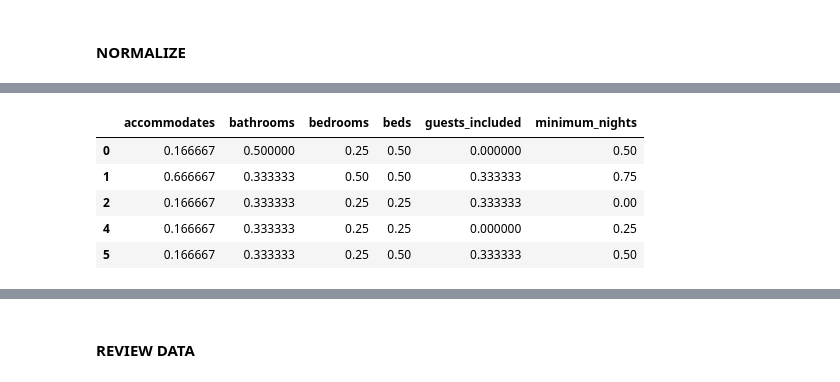
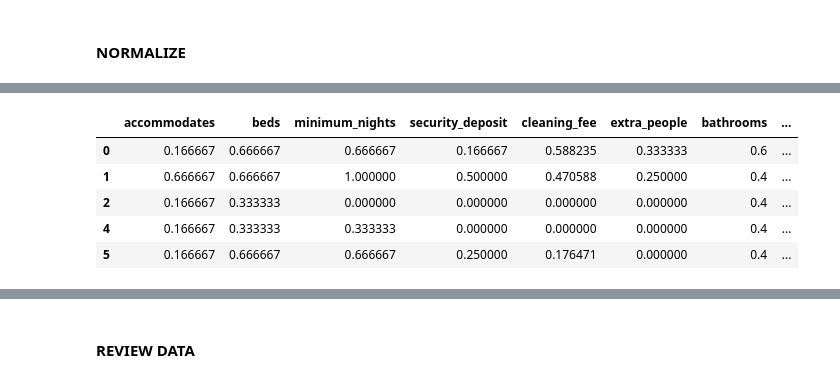
Before and after one commit to AneteRudz/final-project, a Jupyter notebook: Price.ipynb, the cells around one changed output, grey strips where cells are left out. Saved outputs shown, nothing was run; the diff lists cells and outputs as text; code cells hidden in the pictures.

```diff
--- a/Price.ipynb
+++ b/Price.ipynb
@@ -65,5 +142,5 @@ airbnb_model = airbnb[['neighbourhood', 'price', 'property_type', 'room_type', '
 # %%
 # Get dummies
+
 airbnb_model_dummies = pd.get_dummies(data = airbnb_model,
-                              columns=['neighbourhood', 'property_type', 'room_type',
-                                       'bed_type', 'instant_bookable', 'cancellation_policy'], drop_first=True)
+                              columns=['neighbourhood'], drop_first=True)
@@ -70,3 +196,8 @@ airbnb_model_dummies = pd.get_dummies(data = airbnb_model,
+# %%
+# drop: ['property_type', 'room_type', 'bed_type', 'instant_bookable', 'cancellation_policy']
+
+airbnb_model_dummies = airbnb_model_dummies.drop(columns=['property_type', 'room_type', 'bed_type',
+                                                          'instant_bookable', 'cancellation_policy'])
 # %%
 # Remove missing values
 airbnb_model_dummies = airbnb_model_dummies.dropna()
@@ -121,10 +297,20 @@ sns.boxplot(x=df['price'])
 # Remove outliers
 
 airbnb_no_outl = airbnb_model_dummies[airbnb_model_dummies['accommodates'] <= 7]
-airbnb_no_outl_2 = airbnb_no_outl[airbnb_no_outl['bathrooms'] <= 3]
-airbnb_no_outl_3 = airbnb_no_outl_2[airbnb_no_outl_2['bedrooms'] <= 4]
-airbnb_no_outl_4 = airbnb_no_outl_3[airbnb_no_outl_3['beds'] <= 4]
-airbnb_no_outl_5 = airbnb_no_outl_4[airbnb_no_outl_4['guests_included'] <= 4]
-airbnb_no_outl_7 = airbnb_no_outl_5[airbnb_no_outl_5['minimum_nights'] <= 5]
+airbnb_no_outl_2 = airbnb_no_outl[airbnb_no_outl['bathrooms'] < 3]
+airbnb_no_outl_3 = airbnb_no_outl_2[airbnb_no_outl_2['bedrooms'] < 4]
+airbnb_no_outl_4 = airbnb_no_outl_3[airbnb_no_outl_3['beds'] < 4]
+#airbnb_no_outl_5 = airbnb_no_outl_4[airbnb_no_outl_4['guests_included'] < 4]
+airbnb_no_outl_7 = airbnb_no_outl_4[airbnb_no_outl_4['minimum_nights'] < 5]
 airbnb_no_outl_8 = airbnb_no_outl_7[airbnb_no_outl_7['price'] > 0]
-airbnb_no_outl_6 = airbnb_no_outl_8[airbnb_no_outl_8['price'] <= 239]
+airbnb_no_outl_9 = airbnb_no_outl_8[airbnb_no_outl_8['price'] <= 251]
+airbnb_no_outl_10 = airbnb_no_outl_9[airbnb_no_outl_9['security_deposit'] <= 649]
+airbnb_no_outl_11 = airbnb_no_outl_10[airbnb_no_outl_10['cleaning_fee'] < 89]
+airbnb_no_outl_6 = airbnb_no_outl_11[airbnb_no_outl_11['extra_people'] < 65]
+#airbnb_no_outl_13 = airbnb_no_outl_12[airbnb_no_outl_12['number_of_reviews'] < 35]
+#airbnb_no_outl_6 = airbnb_no_outl_11[airbnb_no_outl_11['review_scores_rating'] > 82]
+
+
+"""
+'security_deposit', 'cleaning_fee', 'extra_people', 'number_of_reviews', 'review_scores_rating'
+"""
@@ -137,17 +334,21 @@ airbnb_no_outl_6.shape
 # %%
 # Normalize the following columns: ['accommodates', 'bathrooms', 'bedrooms', 'beds', 'guests_included', 'minimum_nights']
+#'description_lenght',
+min_max_scaler = MinMaxScaler()
+airbnb_scale = min_max_scaler.fit_transform(airbnb_no_outl_6[['accommodates', 'beds',
+                                                              'minimum_nights', 'security_deposit', 'cleaning_fee', 'extra_people',
+                                                              'bathrooms','bedrooms']])
 
-min_max_scaler = MinMaxScaler()
-airbnb_scale = min_max_scaler.fit_transform(airbnb_no_outl_6[['accommodates', 'bathrooms', 'bedrooms', 'beds', 'guests_included', 'minimum_nights']])
-
-airbnb_scale_df = pd.DataFrame(airbnb_scale, index=airbnb_no_outl_6.index, columns=['accommodates', 'bathrooms', 'bedrooms',
-                                                                                        'beds', 'guests_included', 'minimum_nights'])
+airbnb_scale_df = pd.DataFrame(airbnb_scale, index=airbnb_no_outl_6.index, columns=['accommodates',
+                                                                                    'beds', 'minimum_nights',
+                                                                                   'security_deposit', 'cleaning_fee', 'extra_people',
+                                                                                    'bathrooms','bedrooms'])
 airbnb_scale_df.head()
 # %% [output]
-|  | accommodates | bathrooms | bedrooms | beds | guests_included | minimum_nights |
-| 0 | 0.166667 | 0.500000 | 0.25 | 0.50 | 0.000000 | 0.50 |
-| 1 | 0.666667 | 0.333333 | 0.50 | 0.50 | 0.333333 | 0.75 |
-| 2 | 0.166667 | 0.333333 | 0.25 | 0.25 | 0.333333 | 0.00 |
-| 4 | 0.166667 | 0.333333 | 0.25 | 0.25 | 0.000000 | 0.25 |
-| 5 | 0.166667 | 0.333333 | 0.25 | 0.50 | 0.333333 | 0.50 |
+|  | accommodates | beds | minimum_nights | security_deposit | cleaning_fee | extra_people | bathrooms | ... |
+| 0 | 0.166667 | 0.666667 | 0.666667 | 0.166667 | 0.588235 | 0.333333 | 0.6 | ... |
+| 1 | 0.666667 | 0.666667 | 1.000000 | 0.500000 | 0.470588 | 0.250000 | 0.4 | ... |
+| 2 | 0.166667 | 0.333333 | 0.000000 | 0.000000 | 0.000000 | 0.000000 | 0.4 | ... |
+| 4 | 0.166667 | 0.333333 | 0.333333 | 0.000000 | 0.000000 | 0.000000 | 0.4 | ... |
+| 5 | 0.166667 | 0.666667 | 0.666667 | 0.250000 | 0.176471 | 0.000000 | 0.4 | ... |
 # %%
```
Also changed, not shown: parts of 83 cells of this notebook, 1 other file.
